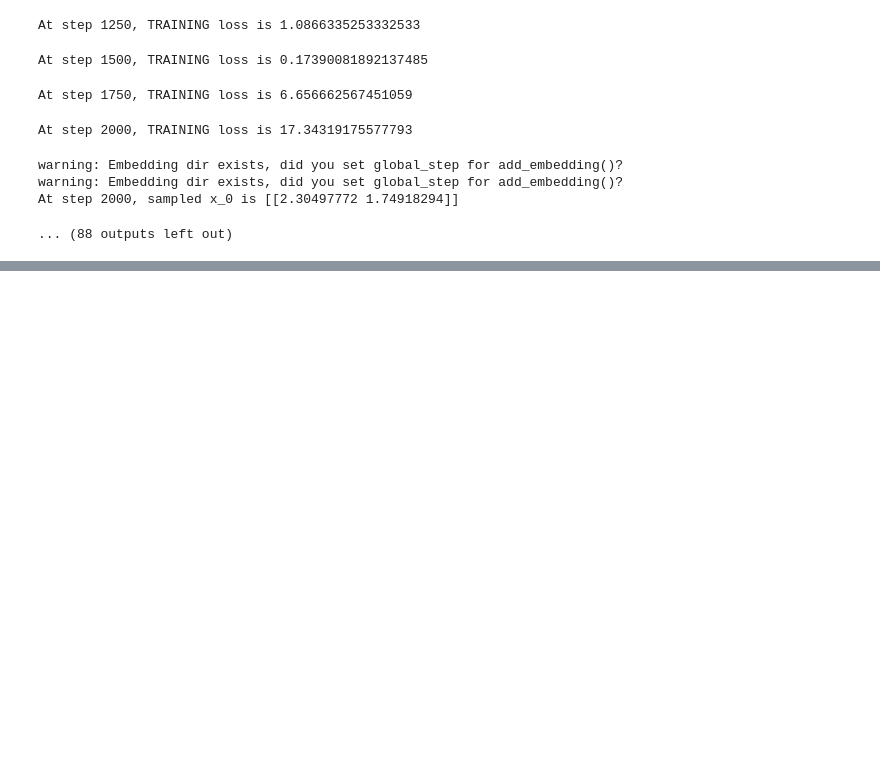
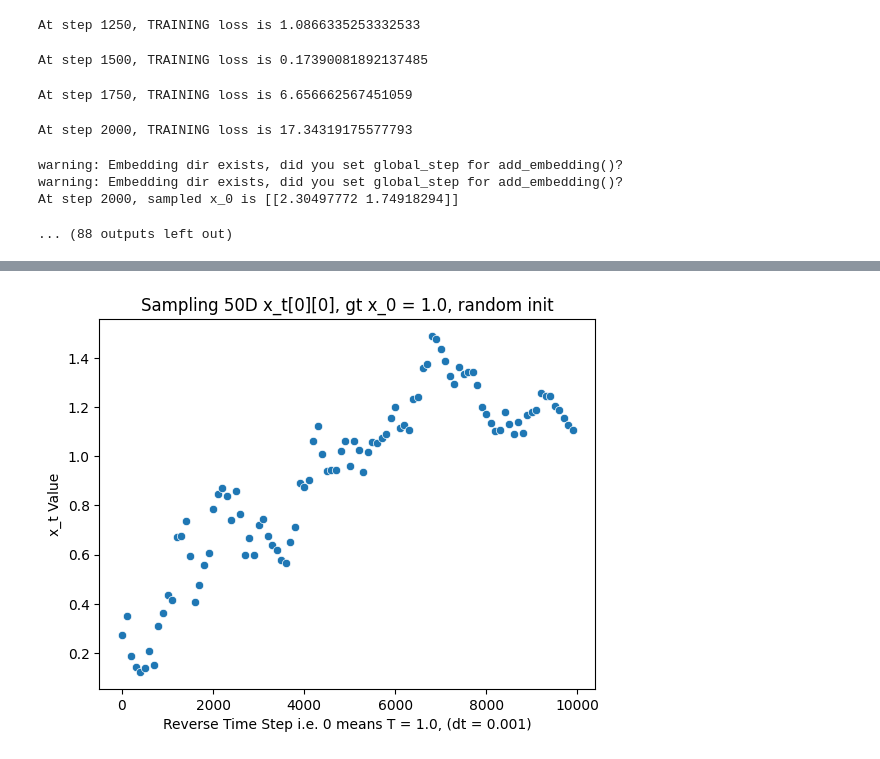
Before and after one commit to imahabub/scdiff, a Jupyter notebook: notebooks/6.29.23.just_mlp_KD.ipynb, the cells around one changed output, grey strips where cells are left out. Drawn from its saved outputs; the diff is of its cells as text; code cells hidden in the pictures; blank space fills up the shorter version.

```diff
--- a/notebooks/6.29.23.just_mlp_KD.ipynb
+++ b/notebooks/6.29.23.just_mlp_KD.ipynb
@@ -667,4 +667,37 @@ torch.save(score_network, '6.29.23.1D_mlp_score_network.pt')
 # %%
 import matplotlib.pyplot as plt
 import seaborn as sns
+# %%
+def plot():
+    score_network.eval()
+    dt = 0.001
+    log_freq = (1 / dt) / 100
+    ex_code_np = ex_code.detach().cpu().numpy()
+    x_t_list = []
+    with torch.no_grad():
+        x_t, _ = diffuser.forward_marginal(ex_code_np, t=1.0)
+
+        for i, t in enumerate(np.arange(1.0, 0, -dt)):
+            if i % log_freq == 0:
+                # print(x_t)
+                x_t_list.append(x_t)
+
+            x_t = torch.tensor(x_t).float().to(device)
+            pred_score = score_network(x_t, t)
+
+            # pred_scores.append(pred_score)
+            # gt_scores.append(gt_score)
+
+            # _, gt_score = diffuser.forward_marginal(ex_code_np.detach().cpu().numpy(), t=t)
+
+            # print(pred_score, gt_score)
+
+            x_t = diffuser.reverse(x_t=x_t.detach().cpu().numpy(), score_t=pred_score.detach().cpu().numpy(), t=t, dt=dt, center=False)
+
+        x_0 = x_t
+        sns.scatterplot([x * 100 for x in range(len(x_t_list))], [x[0][0] for x in x_t_list])
+        plt.xlabel('Reverse Time Step i.e. 0 means T = 1.0, (dt = 0.001)')
+        plt.ylabel('x_t Value')
+        plt.title('Sampling 50D x_t[0][0], gt x_0 = 1.0, random init')
+        plt.show()
 # %%
@@ -677,0 +711,4 @@ Text(0.5, 1.0, 'Sampling x_t from learned reverse process, gt x_0 = 1.0, random
+# %%
+plot()
+# %% [output]
+[figure, added]
```
Also changed, not shown: parts of 9 cells of this notebook, 5 other files.
